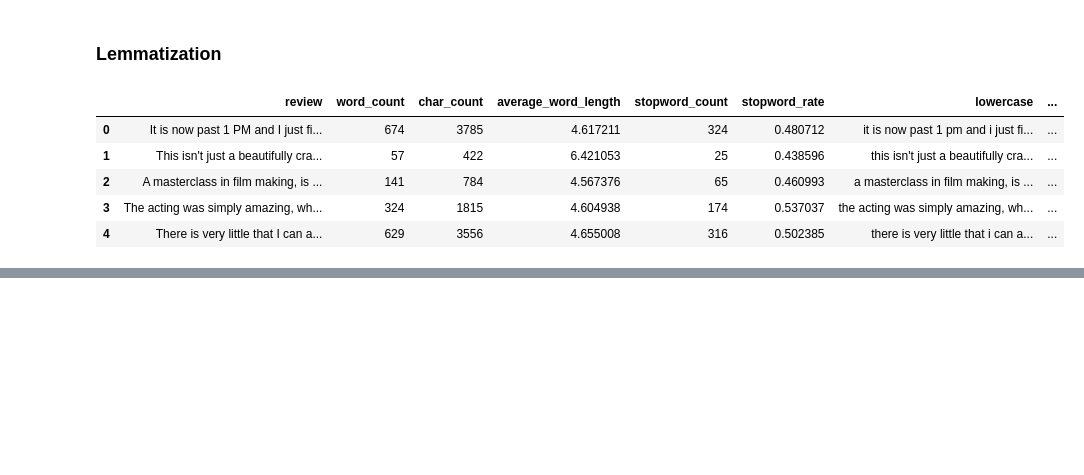
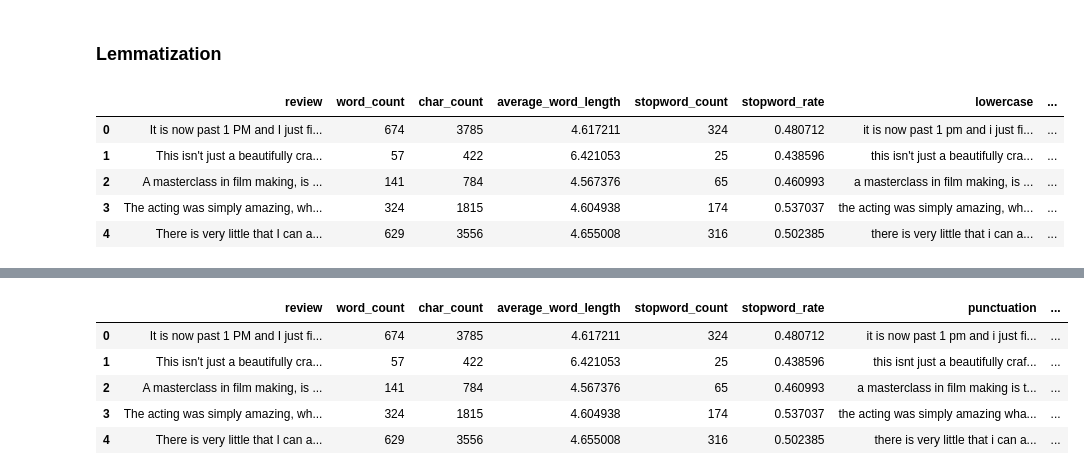
Before and after one commit to anishhgoel/business_sentiment_analysis, a Jupyter notebook: business_reviews.ipynb, the cells around one changed output, grey strips where cells are left out. Drawn from its saved outputs; the diff is of its cells as text; code cells hidden in the pictures; blank space fills up the shorter version.

```diff
--- a/business_reviews.ipynb
+++ b/business_reviews.ipynb
@@ -248,0 +300,11 @@ df.head()
+# %%
+df.drop(['lowercase', 'stopwords', 'cleanreview', 'lemmatized', 'lemmatized_word_count'], axis = 1, inplace = True)
+# %%
+df.head()
+# %% [output]
+|  | review | word_count | char_count | average_word_length | stopword_count | stopword_rate | punctuation | ... |
+| 0 | It is now past 1 PM and I just fi... | 674 | 3785 | 4.617211 | 324 | 0.480712 | it is now past 1 pm and i just fi... | ... |
+| 1 | This isn't just a beautifully cra... | 57 | 422 | 6.421053 | 25 | 0.438596 | this isnt just a beautifully craf... | ... |
+| 2 | A masterclass in film making, is ... | 141 | 784 | 4.567376 | 65 | 0.460993 | a masterclass in film making is t... | ... |
+| 3 | The acting was simply amazing, wh... | 324 | 1815 | 4.604938 | 174 | 0.537037 | the acting was simply amazing wha... | ... |
+| 4 | There is very little that I can a... | 629 | 3556 | 4.655008 | 316 | 0.502385 | there is very little that i can a... | ... |
```
Also changed, not shown: parts of 8 cells of this notebook.
